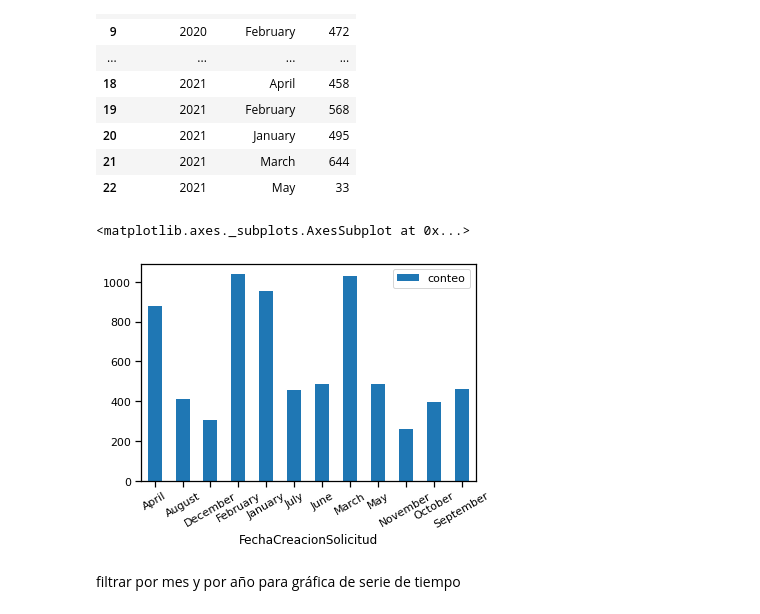
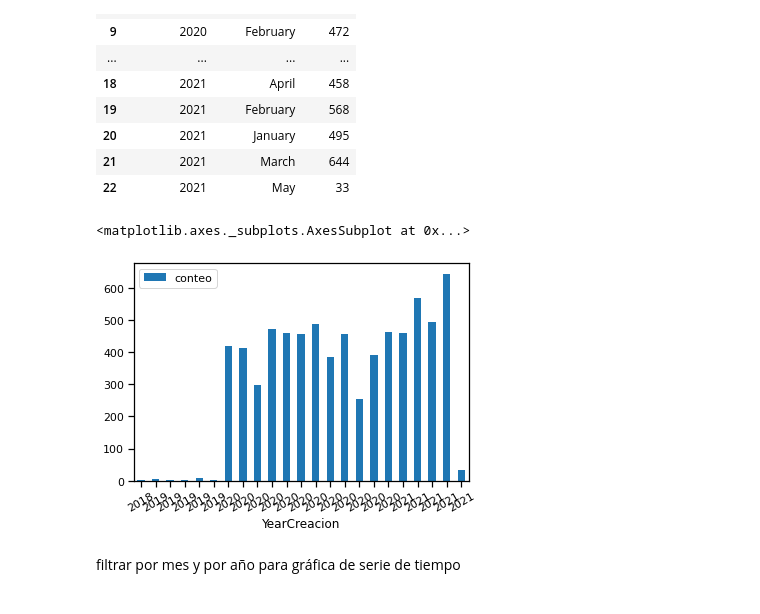
Before and after one commit to earandir/Data-Analyst, a Jupyter notebook: Modulo04/CheckPoint/Proyecto_CheckPoint.ipynb, the cells around one changed output. Saved outputs shown, nothing was run; the diff lists cells and outputs as text; code cells hidden in the pictures.

```diff
--- a/Modulo04/CheckPoint/Proyecto_CheckPoint.ipynb
+++ b/Modulo04/CheckPoint/Proyecto_CheckPoint.ipynb
@@ -223,10 +223,10 @@ See the caveats in the documentation: https://pandas.pydata.org/pandas-docs/stab
 | 21 | 2021 | March | 644 |
 | 22 | 2021 | May | 33 |
 # %%
-soporte_grouped.plot.bar(x='FechaCreacionSolicitud', y='conteo', rot=30)
+soporte_grouped.plot.bar(x='YearCreacion', y='conteo', rot=30)
 # %% [output]
 <matplotlib.axes._subplots.AxesSubplot at 0x...>
-[figure, old version]
+[figure, new version]
 # %% [markdown]
 filtrar por mes y por año para gráfica de serie de tiempo
 # %% [markdown]
```
